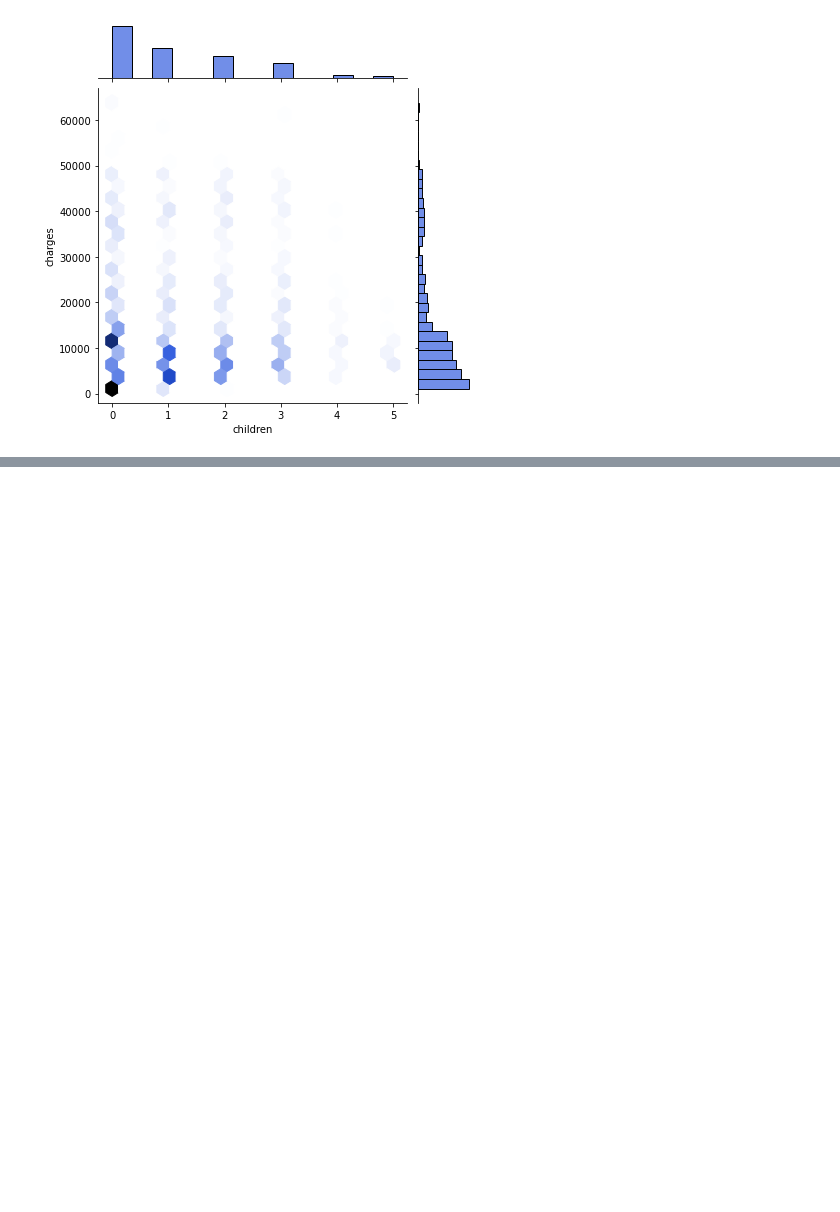
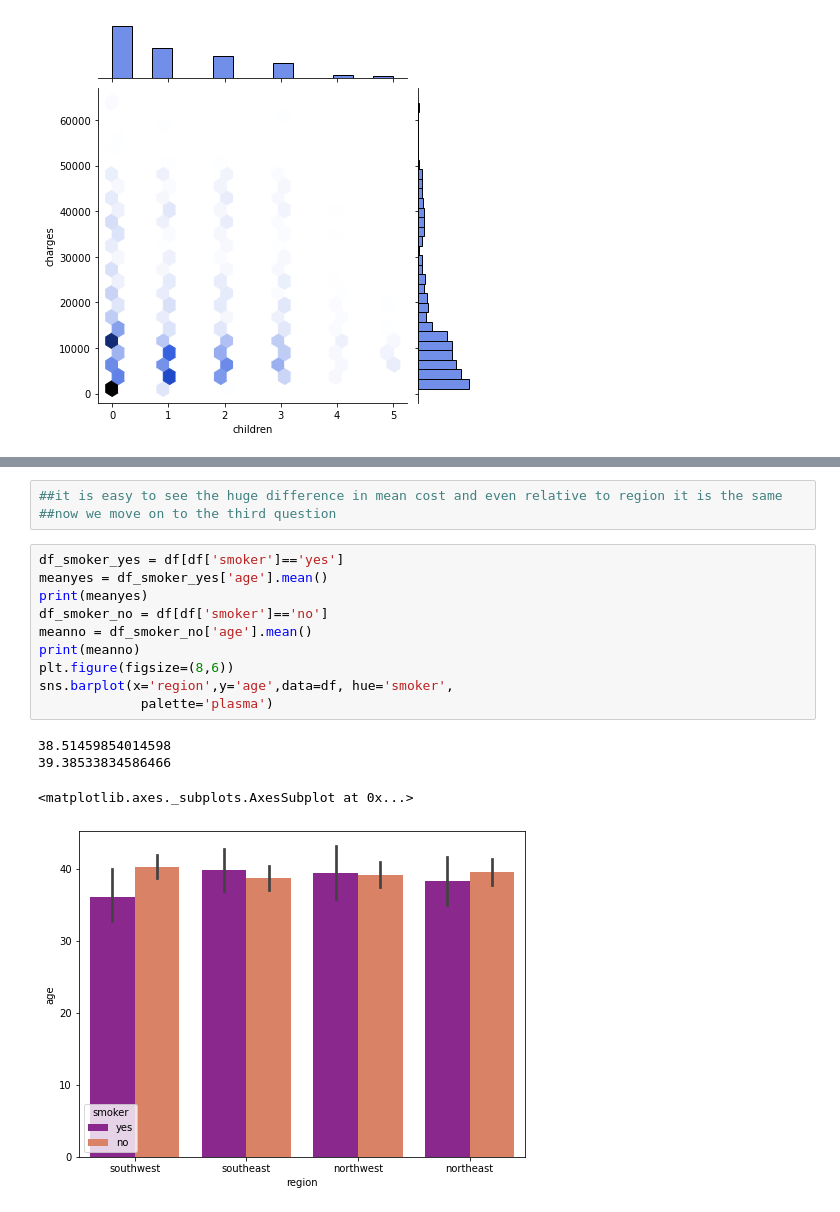
Before and after one commit to data301-2020-winter1/course-project-group_6024, a Jupyter notebook: analysis/Zach/milestone2.ipynb, the cells around one changed output, grey strips where cells are left out. Cells and saved outputs as stored; diff of their text form; blank space fills up the shorter version.

```diff
--- a/analysis/Zach/milestone2.ipynb
+++ b/analysis/Zach/milestone2.ipynb
@@ -102,0 +159,18 @@ sns.jointplot(data=df, y='charges', x='children', kind = 'hex', color = 'royalbl
+# %%
+##it is easy to see the huge difference in mean cost and even relative to region it is the same
+##now we move on to the third question
+# %%
+df_smoker_yes = df[df['smoker']=='yes']
+meanyes = df_smoker_yes['age'].mean()
+print(meanyes)
+df_smoker_no = df[df['smoker']=='no']
+meanno = df_smoker_no['age'].mean()
+print(meanno)
+plt.figure(figsize=(8,6))
+sns.barplot(x='region',y='age',data=df, hue='smoker',
+             palette='plasma')
+# %% [output]
+38.51459854014598
+39.38533834586466
+<matplotlib.axes._subplots.AxesSubplot at 0x...>
+[figure, added]
```
Also changed, not shown: parts of 10 cells of this notebook, 1 other file.
